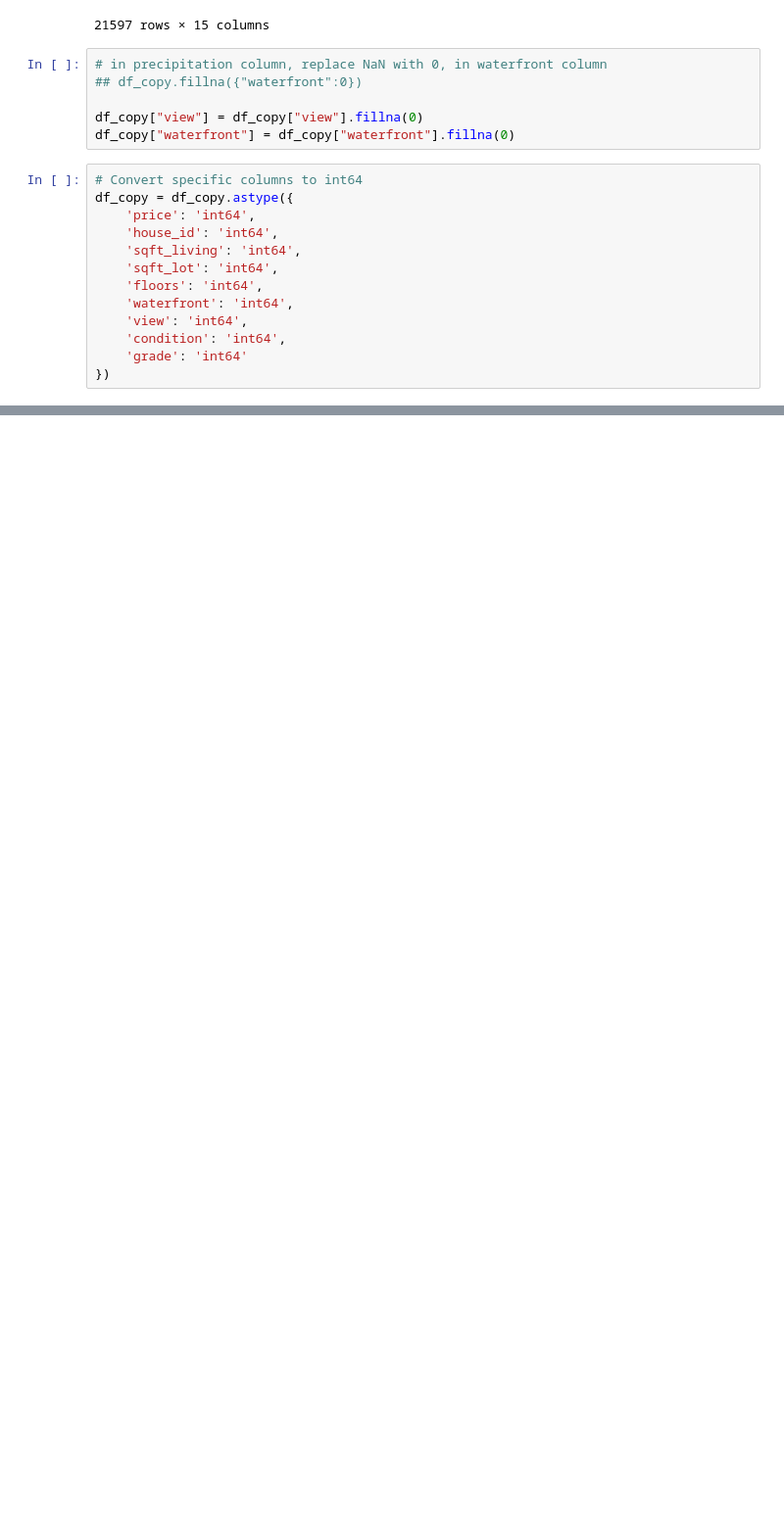
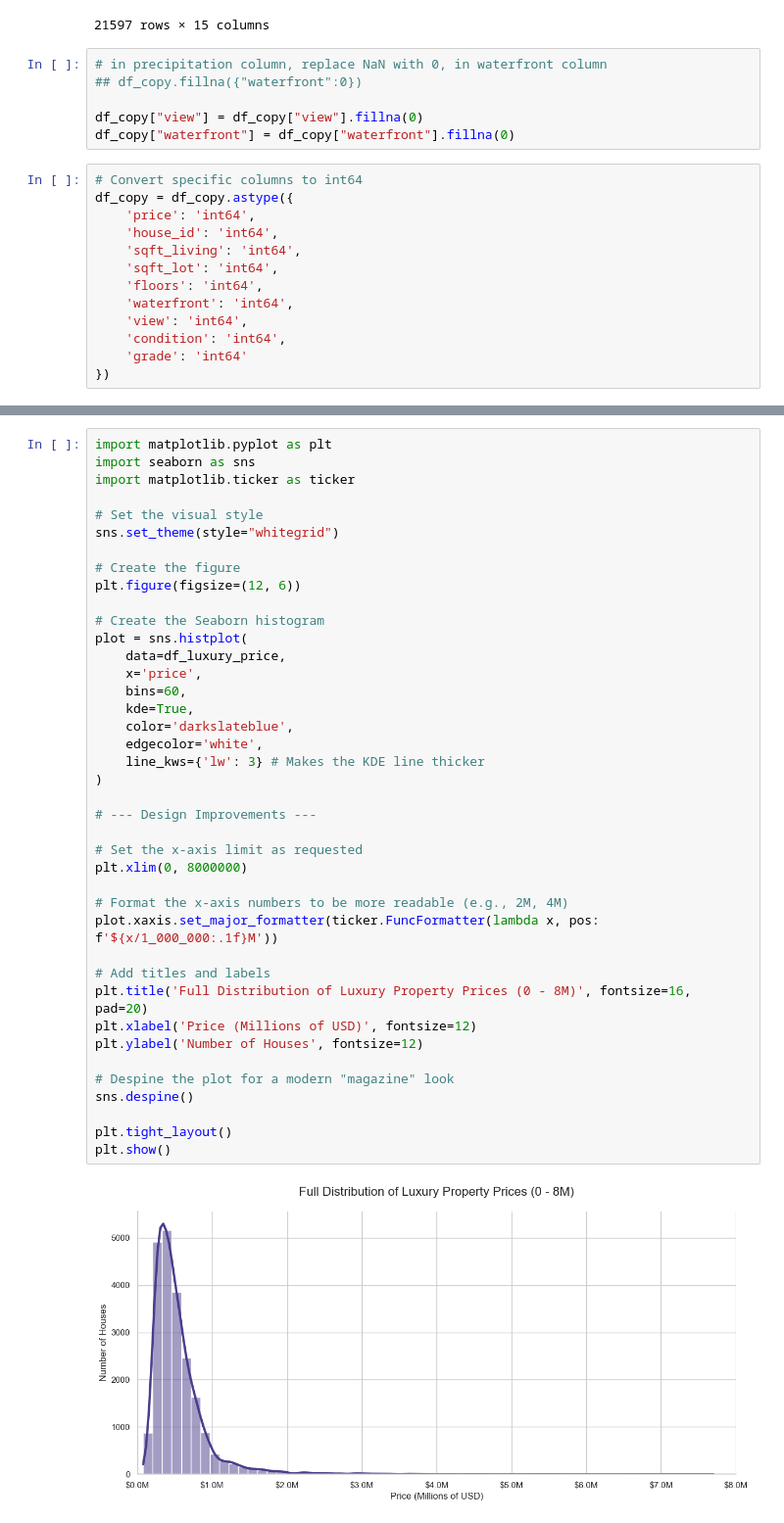
Before and after one commit to lingriosmichael/eda_template, a Jupyter notebook: my_file.ipynb, the cells around one changed output, grey strips where cells are left out. Shown at 98% size. Drawn from its saved outputs; the diff is of its cells as text; blank space fills up the shorter version.

```diff
--- a/my_file.ipynb
+++ b/my_file.ipynb
@@ -243,0 +613,42 @@ how many houses are in the top 10% ( prices ). --> np.percentile
+# %%
+import matplotlib.pyplot as plt
+import seaborn as sns
+import matplotlib.ticker as ticker
+
+# Set the visual style
+sns.set_theme(style="whitegrid")
+
+# Create the figure
+plt.figure(figsize=(12, 6))
+
+# Create the Seaborn histogram
+plot = sns.histplot(
+    data=df_luxury_price,
+    x='price',
+    bins=60,
+    kde=True,
+    color='darkslateblue',
+    edgecolor='white',
+    line_kws={'lw': 3} # Makes the KDE line thicker
+)
+
+# --- Design Improvements ---
+
+# Set the x-axis limit as requested
+plt.xlim(0, 8000000)
+
+# Format the x-axis numbers to be more readable (e.g., 2M, 4M)
+plot.xaxis.set_major_formatter(ticker.FuncFormatter(lambda x, pos: f'${x/1_000_000:.1f}M'))
+
+# Add titles and labels
+plt.title('Full Distribution of Luxury Property Prices (0 - 8M)', fontsize=16, pad=20)
+plt.xlabel('Price (Millions of USD)', fontsize=12)
+plt.ylabel('Number of Houses', fontsize=12)
+
+# Despine the plot for a modern "magazine" look
+sns.despine()
+
+plt.tight_layout()
+plt.show()
+# %% [output]
+[figure, added]
```
Also changed, not shown: parts of 23 cells of this notebook.
